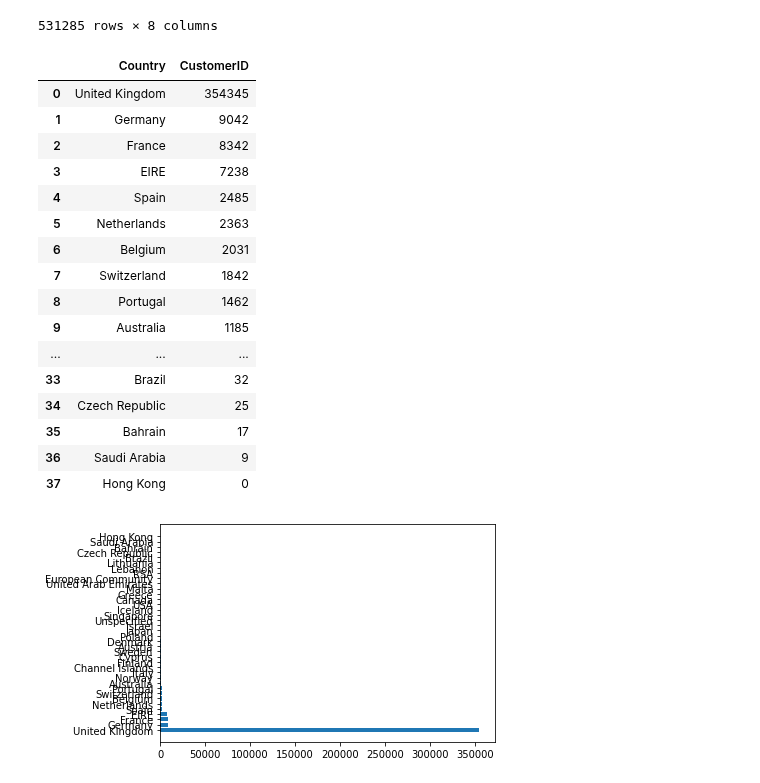
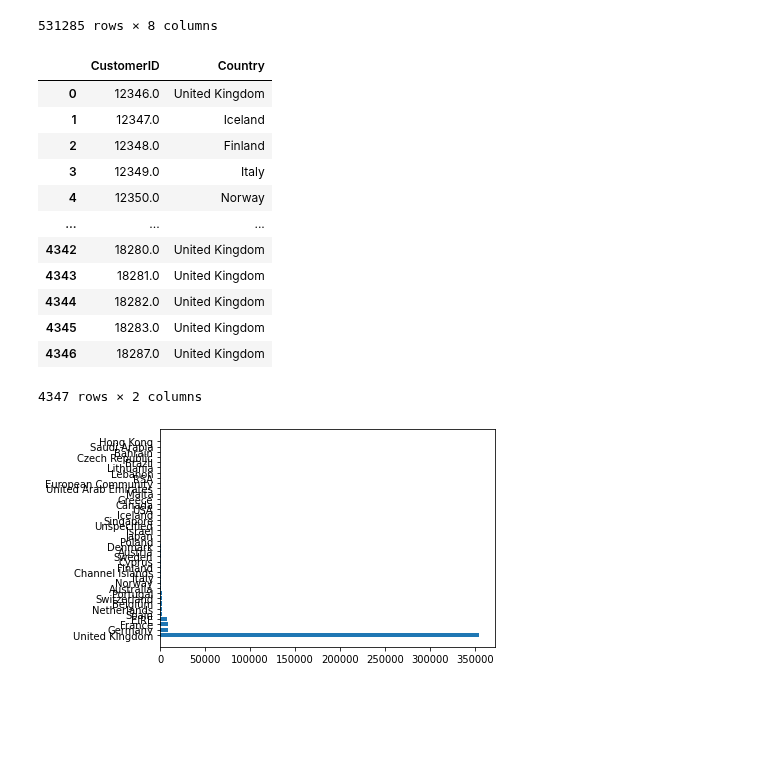
Before and after one commit to nicha0524/DPDM2021, a Jupyter notebook: Frequent_Patterns_(Association_Rules).ipynb, the cells around one changed output. Drawn from its saved outputs; the diff is of its cells as text; code cells hidden in the pictures; blank space fills up the shorter version.

```diff
--- a/Frequent_Patterns_(Association_Rules).ipynb
+++ b/Frequent_Patterns_(Association_Rules).ipynb
@@ -296,25 +263,19 @@ data_remove_c
 | 541908 | 581587 | 22138 | BAKING SET 9 PIECE RETROSPOT | 3 | 12/09/2011 12:50 | 4.95 | 12680.0 | France |
 531285 rows × 8 columns
 # %%
-city = data_remove_c.groupby('Country').count().sort_values(by=['CustomerID'],ascending=False).reset_index()
+a=data_remove_c.groupby(['CustomerID', 'Country']).count().reset_index().iloc[:,[0,1]]
+a
+# %% [output]
+|  | CustomerID | Country |
+| 0 | 12346.0 | United Kingdom |
+| 1 | 12347.0 | Iceland |
+| 2 | 12348.0 | Finland |
+| 3 | 12349.0 | Italy |
+| 4 | 12350.0 | Norway |
+| ... | ... | ... |
+| 4342 | 18280.0 | United Kingdom |
+| 4343 | 18281.0 | United Kingdom |
+| 4344 | 18282.0 | United Kingdom |
+| 4345 | 18283.0 | United Kingdom |
+| 4346 | 18287.0 | United Kingdom |
+4347 rows × 2 columns
-# %%
-cus_no=city.iloc[:,[0,7]]
-cus_no
-# %% [output]
-|  | Country | CustomerID |
-| 0 | United Kingdom | 354345 |
-| 1 | Germany | 9042 |
-| 2 | France | 8342 |
-| 3 | EIRE | 7238 |
-| 4 | Spain | 2485 |
-| 5 | Netherlands | 2363 |
-| 6 | Belgium | 2031 |
-| 7 | Switzerland | 1842 |
-| 8 | Portugal | 1462 |
-| 9 | Australia | 1185 |
-| ... | ... | ... |
-| 33 | Brazil | 32 |
-| 34 | Czech Republic | 25 |
-| 35 | Bahrain | 17 |
-| 36 | Saudi Arabia | 9 |
-| 37 | Hong Kong | 0 |
```
Also changed, not shown: parts of 10 cells of this notebook.
